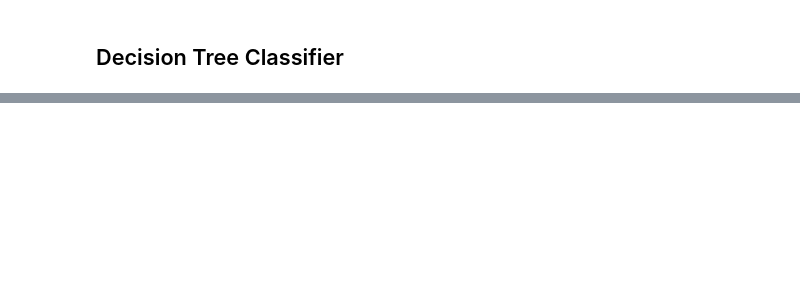
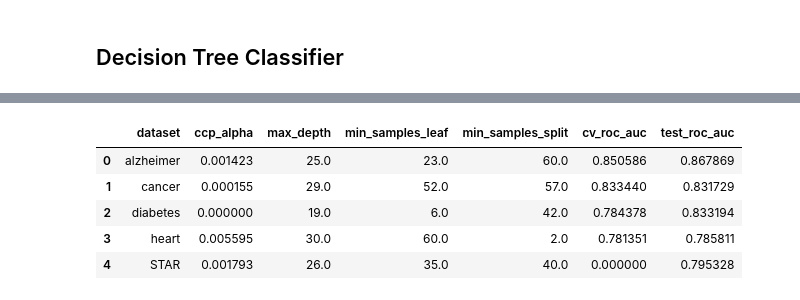
Before and after one commit to zielinskim04/HyperparameterTunability, a Jupyter notebook: DecisionTree.ipynb, the cells around one changed output, grey strips where cells are left out. Drawn from its saved outputs; the diff is of its cells as text; code cells hidden in the pictures; blank space fills up the shorter version.

```diff
--- a/DecisionTree.ipynb
+++ b/DecisionTree.ipynb
@@ -237,0 +299,8 @@ results_df.to_csv("results_decisiontree.csv", index=False)
+# %%
+# Search space for bayesian optimalization
+search_spaces = {
+    'ccp_alpha': Real(0.0, 0.1, prior='uniform'),
+    'max_depth': Integer(1, 30),
+    'min_samples_leaf': Integer(1, 60),
+    'min_samples_split': Integer(2, 60)
+}
@@ -237,0 +418,13 @@ results_df.to_csv("results_decisiontree.csv", index=False)
+# %%
+# Creating a final dataframe for all of the results
+
+# Splitting all hyperparaemters to separate columns
+params_2_df = results_2_df['params'].apply(pd.Series)
+results_2_df = pd.concat([results_2_df.drop('params', axis=1), params_2_df], axis=1)
+
+results_col_2 = results_2_df[['cv_roc_auc','test_roc_auc']]
+results_2_df = pd.concat([results_2_df.drop(['cv_roc_auc','test_roc_auc'],axis=1),results_col_2], axis=1)
+
+mean_2_df = pd.DataFrame(mean_results_2)
+results_2_df = results_2_df.merge(mean_2_df, on="dataset")
+results_2_df["diff_from_star"] = results_2_df["star_test_roc_auc"] - results_2_df["test_roc_auc"]
@@ -237,0 +433,18 @@ results_df.to_csv("results_decisiontree.csv", index=False)
+# %%
+# Best parameters for each dataset
+best_per_dataset_2 = (
+    results_2_df.sort_values(by=["dataset", "test_roc_auc"], ascending=[True, False])
+    .groupby("dataset", as_index=False)
+    .first()
+    .drop(['star_test_roc_auc', 'diff_from_star'], axis=1)
+)
+
+# STAR row
+mean_row_2 = {
+    "dataset": "STAR",
+    **mean_params_dict_2,
+    "cv_roc_auc": 0,
+    "test_roc_auc": mean_2_df["star_test_roc_auc"].mean()
+}
+
+summary_2_df = pd.concat([best_per_dataset_2, pd.DataFrame([mean_row_2])], ignore_index=True)
@@ -237,0 +453,9 @@ results_df.to_csv("results_decisiontree.csv", index=False)
+# %%
+summary_2_df
+# %% [output]
+|  | dataset | ccp_alpha | max_depth | min_samples_leaf | min_samples_split | cv_roc_auc | test_roc_auc |
+| 0 | alzheimer | 0.001423 | 25.0 | 23.0 | 60.0 | 0.850586 | 0.867869 |
+| 1 | cancer | 0.000155 | 29.0 | 52.0 | 57.0 | 0.833440 | 0.831729 |
+| 2 | diabetes | 0.000000 | 19.0 | 6.0 | 42.0 | 0.784378 | 0.833194 |
+| 3 | heart | 0.005595 | 30.0 | 60.0 | 2.0 | 0.781351 | 0.785811 |
+| 4 | STAR | 0.001793 | 26.0 | 35.0 | 40.0 | 0.000000 | 0.795328 |
```
Also changed, not shown: parts of 33 cells of this notebook.
